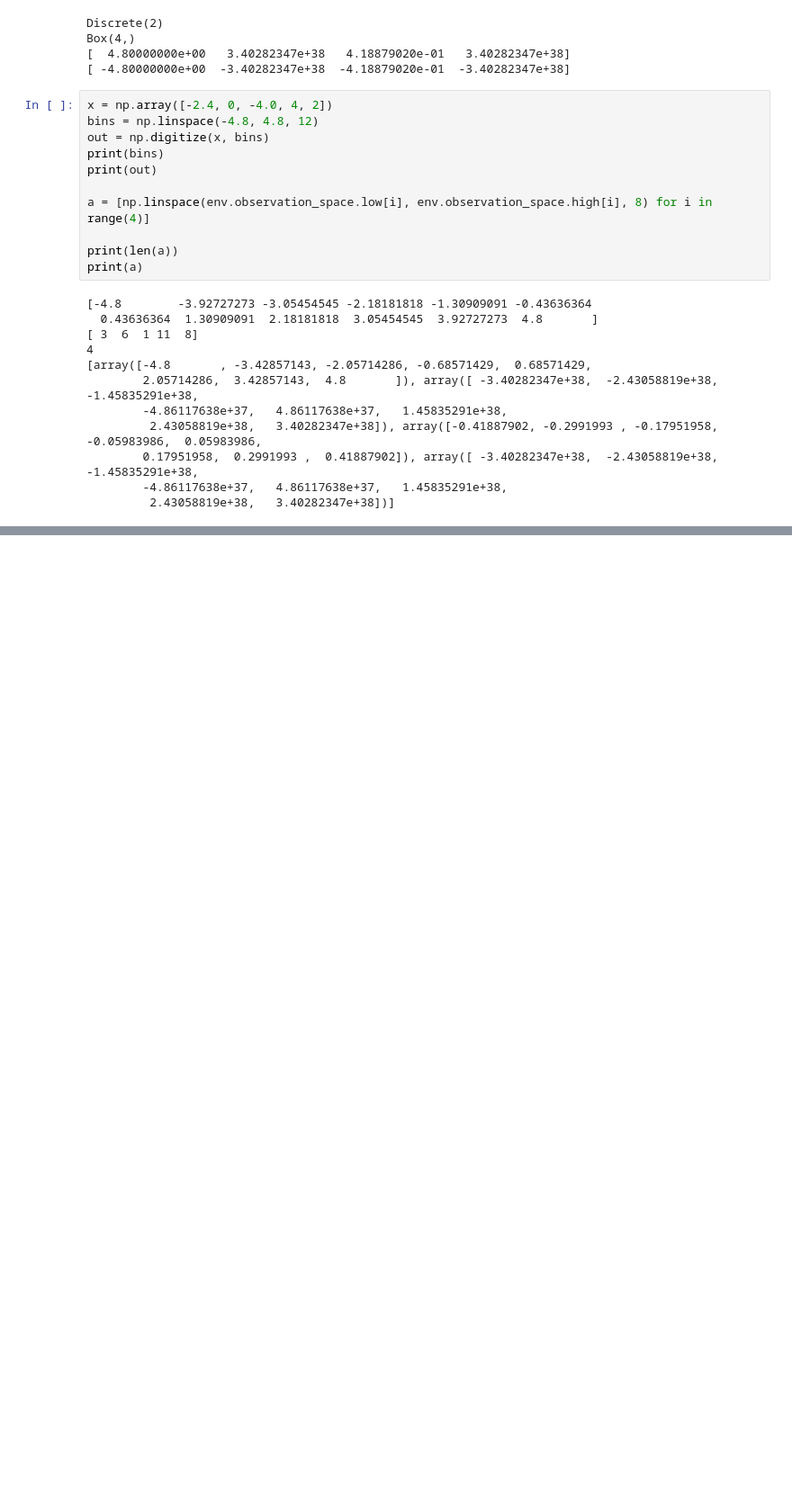
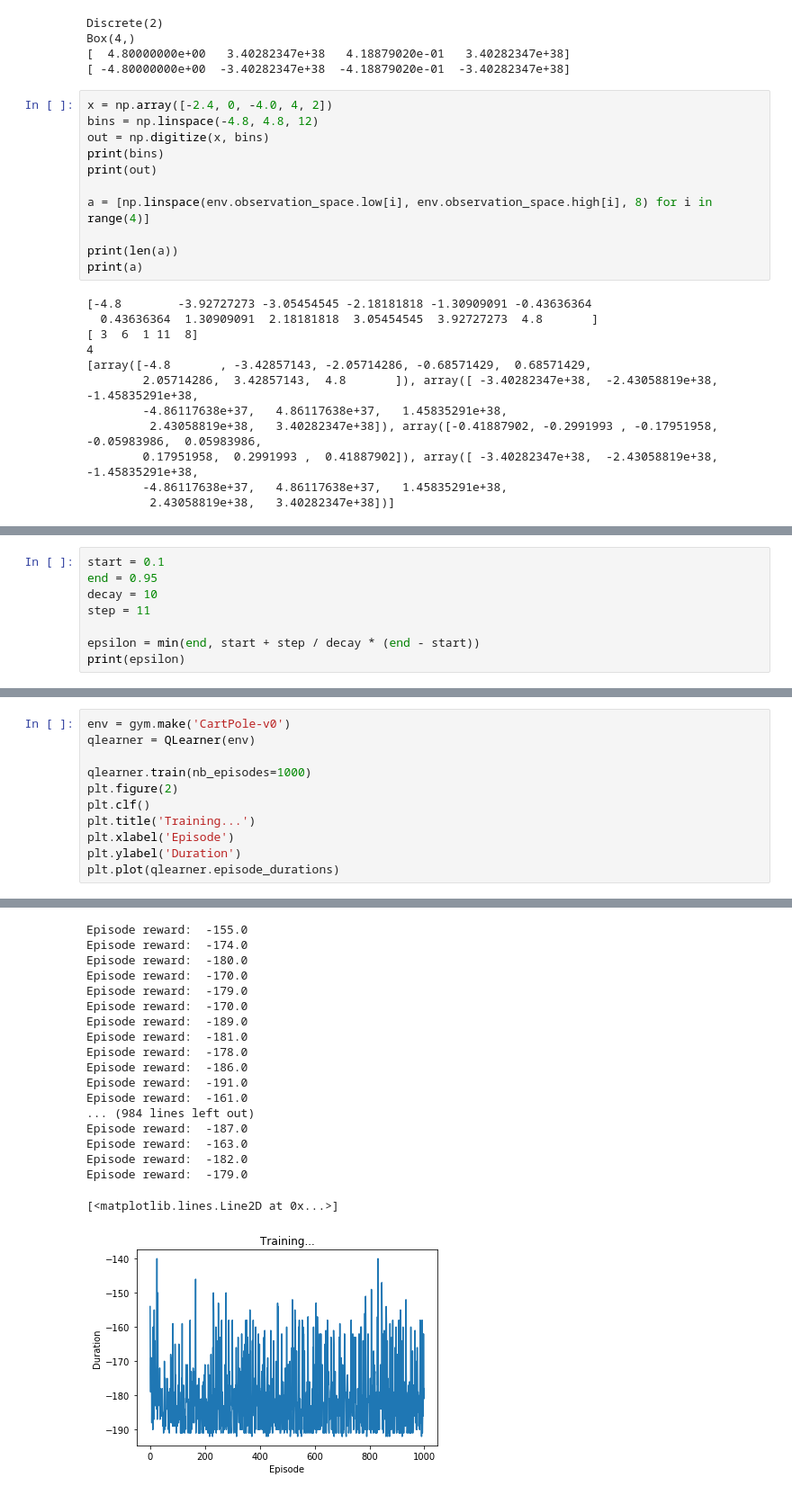
Before and after one commit to whathelll/DeepRLBootCampLabs, a Jupyter notebook: pytorch/4-CartPoleQLearning.ipynb, the cells around one changed output, grey strips where cells are left out. Shown: that part at 90% size. Drawn from its saved outputs; the diff is of its cells as text; blank space fills up the shorter version.

```diff
--- a/pytorch/4-CartPoleQLearning.ipynb
+++ b/pytorch/4-CartPoleQLearning.ipynb
@@ -66,0 +273,8 @@ print(a)
+# %%
+start = 0.1
+end = 0.95
+decay = 10
+step = 11
+
+epsilon = min(end, start + step / decay * (end - start))
+print(epsilon)
@@ -146,0 +439,12 @@ new q:  0.01
+# %%
+env = gym.make('CartPole-v0')
+qlearner = QLearner(env)
+
+qlearner.train(nb_episodes=1000)
+plt.figure(2)
+plt.clf()
+plt.title('Training...')
+plt.xlabel('Episode')
+plt.ylabel('Duration')
+plt.plot(qlearner.episode_durations)
+# %% [output]
@@ -146,0 +452,19 @@ new q:  0.01
+Episode reward:  -155.0
+Episode reward:  -174.0
+Episode reward:  -180.0
+Episode reward:  -170.0
+Episode reward:  -179.0
+Episode reward:  -170.0
+Episode reward:  -189.0
+Episode reward:  -181.0
+Episode reward:  -178.0
+Episode reward:  -186.0
+Episode reward:  -191.0
+Episode reward:  -161.0
+... (984 lines left out)
+Episode reward:  -187.0
+Episode reward:  -163.0
+Episode reward:  -182.0
+Episode reward:  -179.0
+[<matplotlib.lines.Line2D at 0x...>]
+[figure, added]
```
Also changed, not shown: parts of 11 cells of this notebook.
